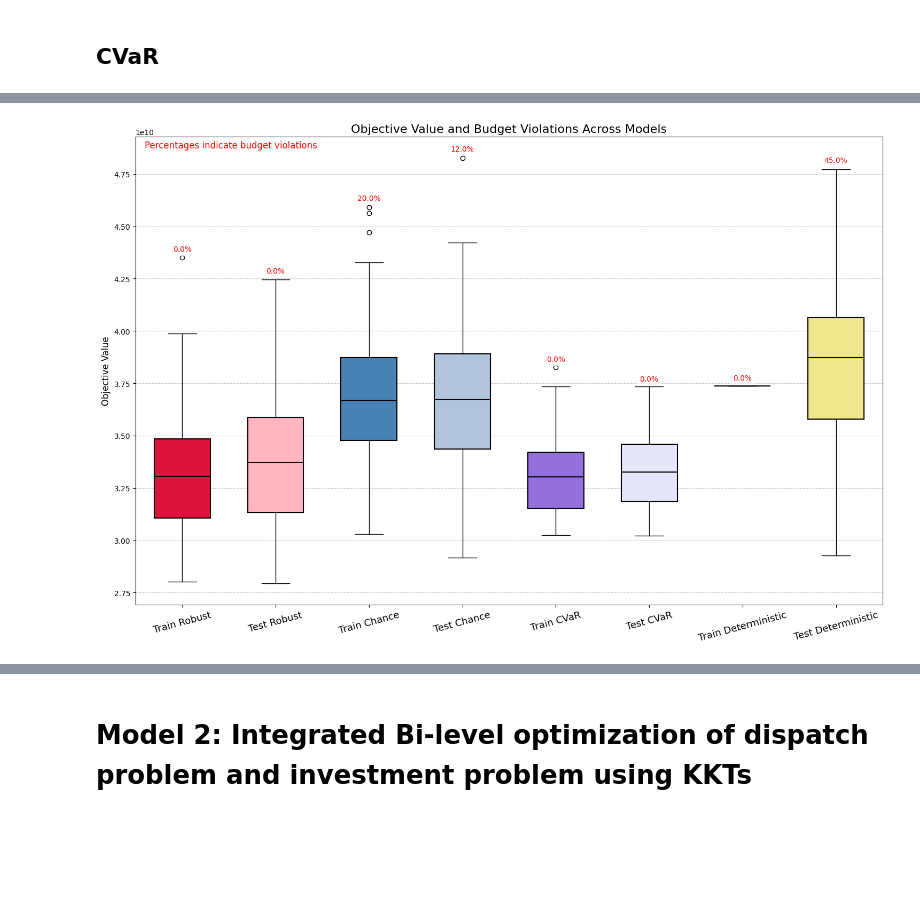
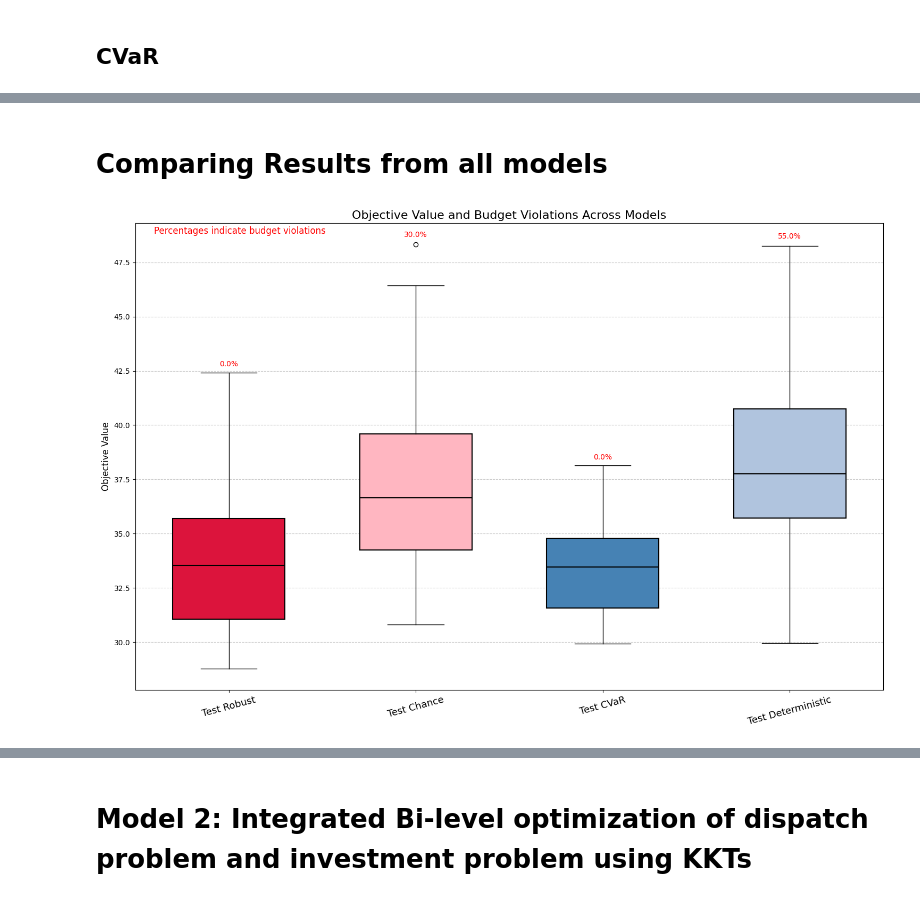
Before and after one commit to bioapfelsaft123/Opti, a Jupyter notebook: AssignmentV2/Main Code/Assignment_Class.ipynb, the cells around one changed output, grey strips where cells are left out. Cells and saved outputs as stored; diff of their text form; code cells hidden in the pictures; blank space fills up the shorter version.

Commit message:
Udated result analysis

```diff
--- a/AssignmentV2/Main Code/Assignment_Class.ipynb
+++ b/AssignmentV2/Main Code/Assignment_Class.ipynb
@@ -33,7 +33,7 @@ N_line = len(Trans_Line_From_Z)   # Number of transmission lines
 
 
 # Hyperparameters
-B = 1000000000   # Budget for the investment problem
+B = 3000000000   # Budget for the investment problem
 R = 73 # Conversion rate
 # %%
 ## CREATE THE PARAMETERS AND DATA OBJECTS
@@ -604,6 +478,13 @@ class Test_and_Train_model():
             self.res.CAPEX_Cost = self.CAPEX_Cost
             self.res.OPEX_Cost = self.OPEX_Cost
 
+        #Assumed Budget
+        self.res.budget = self.P.B_test_train
+
+        #Assumed demand and generation
+        self.res.Demand = self.D.Dem
+        self.res.Generation = self.D.Gen_N_OpCap
+
         self.res.objective_values = []
         self.res.violated_budget = []
         for s in range(self.N_S):
@@ -800,60 +803,70 @@ for beta in Beta_values:
+# %% [markdown]
+# Comparing Results from all models
 # %%
 ## PLOT THE RESULTS
 
 # Data
 objective_values = [
-    Train_Robust.res.objective_values, Test_Robust.res.objective_values,
-    Train_Chance.res.objective_values, Test_Chance.res.objective_values,
-    Train_CVaR.res.objective_values, Test_CVaR.res.objective_values,
-    Train_Deterministic.res.objective_values, Test_Deterministic.res.objective_values
+    #Train_Robust.res.objective_values,
+    Test_Robust.res.objective_values,
+    #Train_Chance.res.objective_values,
+    Test_Chance.res.objective_values,
+    #Train_CVaR.res.objective_values,
+    Test_CVaR.res.objective_values,
+    #Train_Deterministic.res.objective_values,
+    Test_Deterministic.res.objective_values
 ]
 labels = [
-    'Train Robust', 'Test Robust',
-    'Train Chance', 'Test Chance',
-    'Train CVaR', 'Test CVaR',
-    'Train Deterministic', 'Test Deterministic'
+    #'Train Robust',
+    'Test Robust',
+    #'Train Chance',
+    'Test Chance',
+    #'Train CVaR',
+    'Test CVaR',
+    #'Train Deterministic',
+    'Test Deterministic'
 ]
 violated_percentages = [
-    np.mean(Train_Robust.res.violated_budget) * 100,
+    #np.mean(Train_Robust.res.violated_budget) * 100,
     np.mean(Test_Robust.res.violated_budget) * 100,
-    np.mean(Train_Chance.res.violated_budget) * 100,
+    #np.mean(Train_Chance.res.violated_budget) * 100,
     np.mean(Test_Chance.res.violated_budget) * 100,
-    np.mean(Train_CVaR.res.violated_budget) * 100,
+    #np.mean(Train_CVaR.res.violated_budget) * 100,
     np.mean(Test_CVaR.res.violated_budget) * 100,
-    np.mean(Train_Deterministic.res.violated_budget) * 100,
+    #np.mean(Train_Deterministic.res.violated_budget) * 100,
     np.mean(Test_Deterministic.res.violated_budget) * 100
 ]
 
 # Define color palette
 colors_light = ['#FFB6C1', '#B0C4DE', '#E6E6FA', '#F0E68C']
 colors_dark = ['#DC143C', '#4682B4', '#9370DB', '#FFD700']
 
 # Plot
 plt.figure(figsize=(15, 10))
 for i, (values, label, violated_pct) in enumerate(zip(objective_values, labels, violated_percentages), start=1):
     color = colors_dark[(i-1)//2] if i % 2 == 1 else colors_light[(i-1)//2]
     plt.boxplot(values, positions=[i], widths=0.6, patch_artist=True, boxprops=dict(facecolor=color, color='black', linewidth=1.5), medianprops=dict(color='black', linewidth=1.5))
     plt.text( i, max(values) * 1.007, f'{violated_pct:.1f}%', ha='center', fontsize=10, color='red', bbox=dict(facecolor='white', edgecolor='none', alpha=0.7))
 
 # Axis labels and title
 plt.xticks(range(1, len(labels) + 1), labels, rotation=15, fontsize=13)
 plt.ylabel('Objective Value', fontsize=12)
 plt.title('Objective Value and Budget Violations Across Models', fontsize=16)
 
 # Gridlines
 plt.grid(axis='y', linestyle='--', alpha=0.7)
 
 # Legend
 plt.text(
     0.6, max(max(values) for values in objective_values) * 1.01,
     'Percentages indicate budget violations', fontsize=12, color='red', ha='left'
 )
 
 # Tight layout and display
 plt.tight_layout()
 plt.show()
 # %% [output]
-[figure, old version]
+[figure, new version]
 # %%
 ## PLOT THE RESULTS
 plt.figure(figsize=(8, 6))  # Normal-sized dimensions
```
Also changed, not shown: parts of 24 cells of this notebook.
